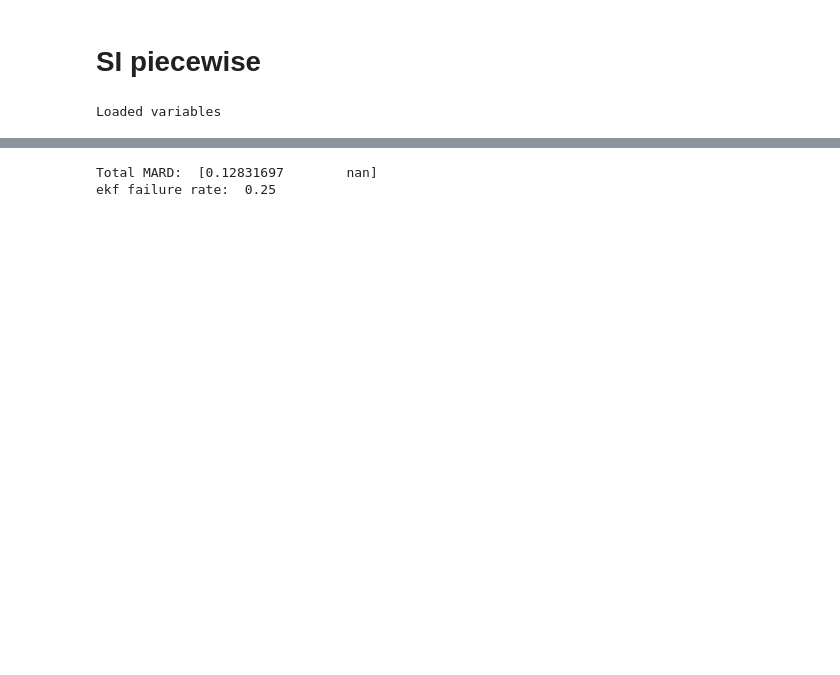
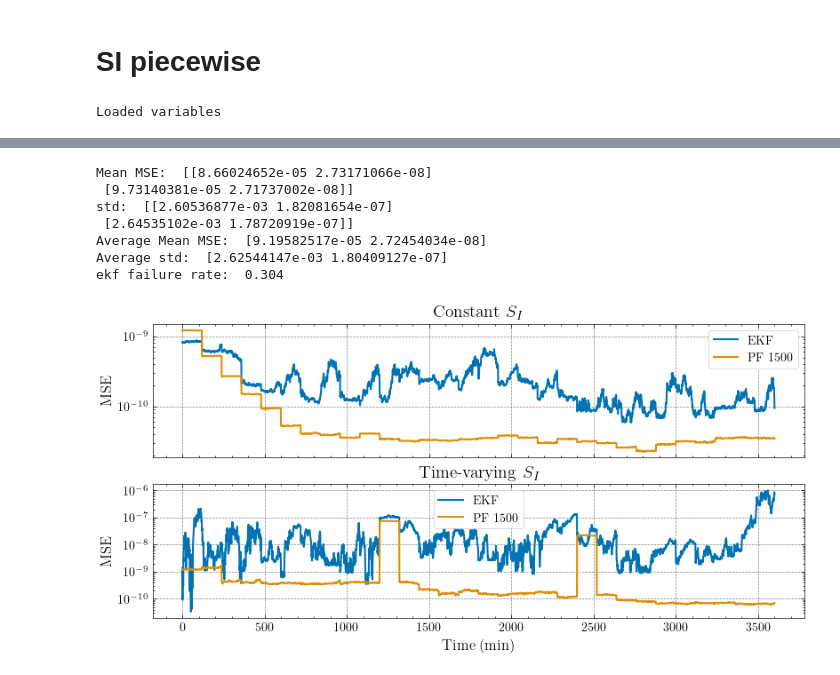
Before and after one commit to mlmulv/Thesis-Code, a Jupyter notebook: notebooks/04_Parameter_Estimation.ipynb, the cells around one changed output, grey strips where cells are left out. Cells and saved outputs as stored; diff of their text form; code cells hidden in the pictures; blank space fills up the shorter version.

```diff
--- a/notebooks/04_Parameter_Estimation.ipynb
+++ b/notebooks/04_Parameter_Estimation.ipynb
@@ -217,8 +234,21 @@ for i in range(10):
 # %%
-total_mard = np.nanmedian(SI_errs, axis=(0, 2, 3))
-print("Total MARD: ", total_mard / 100)
-invalid_runs = (~np.isfinite(SI_ests[:,0,:,:]).all(axis=(-1))).sum()
-print("ekf failure rate: ", invalid_runs / (100*num_deviations))
+mse = np.nanmean(SI_errs, axis=(2, 3))
+std = np.nanstd(SI_errs, axis=(2, 3))
+print("Mean MSE: ", mse)
+print("std: ", std)
+
+mse = np.nanmean(SI_errs, axis=(0, 2, 3))
+std = np.nanstd(SI_errs, axis=(0, 2, 3))
+print("Average Mean MSE: ", mse)
+print("Average std: ", std)
+
+invalid_runs = (~np.isfinite(SI_ests[:, 0, :, :]).all(axis=(-1))).sum()
+print("ekf failure rate: ", invalid_runs / (500 * num_deviations))
 # %% [output]
-Total MARD:  [0.12831697        nan]
-ekf failure rate:  0.25
+Mean MSE:  [[8.66024652e-05 2.73171066e-08]
+ [9.73140381e-05 2.71737002e-08]]
+std:  [[2.60536877e-03 1.82081654e-07]
+ [2.64535102e-03 1.78720919e-07]]
+Average Mean MSE:  [9.19582517e-05 2.72454034e-08]
+Average std:  [2.62544147e-03 1.80409127e-07]
+ekf failure rate:  0.304
@@ -278,0 +255,30 @@ print(np.average(mean_err_int))
+# %%
+SI_errs_augment_static = np.load(
+    "../scripts/saved_variables/module4/SI_errs_augment_static_mse_04.npy"
+)
+SI_errs_augment_static = np.median(SI_errs_augment_static, axis=(0,2))
+SI_errs_augment_vary = np.load(
+    "../scripts/saved_variables/module4/SI_errs_augment_vary_mse_04.npy"
+)
+SI_errs_augment_vary = np.nanmedian(SI_errs_augment_vary, axis=(0,2))
+
+palette = sns.color_palette("colorblind", 2)
+fig, ax = plt.subplots(2,1,figsize=(8, 4), sharex=True)
+
+ax[0].plot(time,SI_errs_augment_static[0,:], color=palette[0], label = "EKF")
+ax[0].plot(time,SI_errs_augment_static[1,:], color=palette[1], label = "PF 1500")
+ax[0].set_yscale('log')
+ax[0].set_ylabel('MSE')
+ax[0].legend()
+ax[0].set_title(r'Constant $S_I$')
+ax[1].plot(time,SI_errs_augment_vary[0,:], color=palette[0], label = "EKF")
+ax[1].plot(time,SI_errs_augment_vary[1,:], color=palette[1], label = "PF 1500")
+ax[1].set_yscale('log')
+ax[1].set_xlabel('Time (min)')
+ax[1].set_ylabel('MSE')
+ax[1].legend()
+ax[1].set_title(r'Time-varying $S_I$')
+
+fig.savefig('figures/5_10.pdf', format='pdf')
+# %% [output]
+[figure, added]
```
Also changed, not shown: parts of 13 cells of this notebook, 5 other files.
